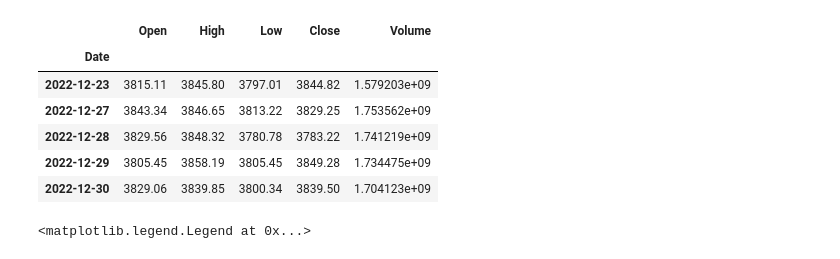
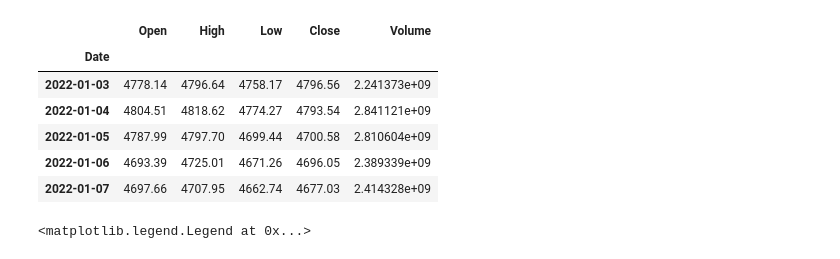
Before and after one commit to a1eaiactaest/notebooks, a Jupyter notebook: moving-averages/SPX_2022_daily.ipynb, the cells around one changed output. Saved outputs shown, nothing was run; the diff lists cells and outputs as text; code cells hidden in the pictures.

```diff
--- a/moving-averages/SPX_2022_daily.ipynb
+++ b/moving-averages/SPX_2022_daily.ipynb
@@ -4,18 +4,16 @@ import pandas as pd
 # %%
 #* Get data from Stooq 2022 daily chart
 data = pd.read_csv("https://stooq.com/q/d/l/?s=^spx&d1=20220101&d2=20221231&i=d",index_col=0,parse_dates=True)
 data.index.name = 'Date'
-data.shape
-data.head(3)
-data.tail()
+data.head()
 # %% [output]
 |  | Open | High | Low | Close | Volume |
 | Date |  |  |  |  |  |
-| 2022-12-23 | 3815.11 | 3845.80 | 3797.01 | 3844.82 | 1.579203e+09 |
-| 2022-12-27 | 3843.34 | 3846.65 | 3813.22 | 3829.25 | 1.753562e+09 |
-| 2022-12-28 | 3829.56 | 3848.32 | 3780.78 | 3783.22 | 1.741219e+09 |
-| 2022-12-29 | 3805.45 | 3858.19 | 3805.45 | 3849.28 | 1.734475e+09 |
-| 2022-12-30 | 3829.06 | 3839.85 | 3800.34 | 3839.50 | 1.704123e+09 |
+| 2022-01-03 | 4778.14 | 4796.64 | 4758.17 | 4796.56 | 2.241373e+09 |
+| 2022-01-04 | 4804.51 | 4818.62 | 4774.27 | 4793.54 | 2.841121e+09 |
+| 2022-01-05 | 4787.99 | 4797.70 | 4699.44 | 4700.58 | 2.810604e+09 |
+| 2022-01-06 | 4693.39 | 4725.01 | 4671.26 | 4696.05 | 2.389339e+09 |
+| 2022-01-07 | 4697.66 | 4707.95 | 4662.74 | 4677.03 | 2.414328e+09 |
 # %%
 _, axes = mpf.plot(
     data, type="line", style="yahoo", mav=(8, 20, 50), returnfig=True
```
Also changed, not shown: parts of 3 cells of this notebook, 23 other files.
